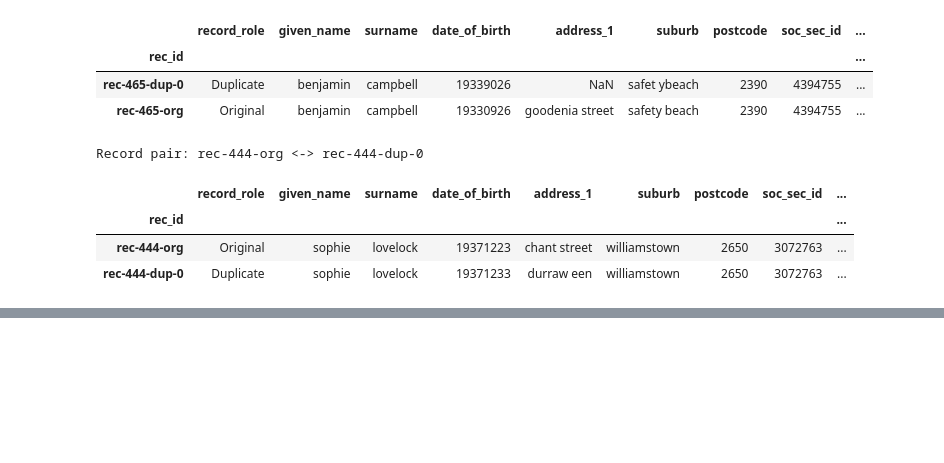
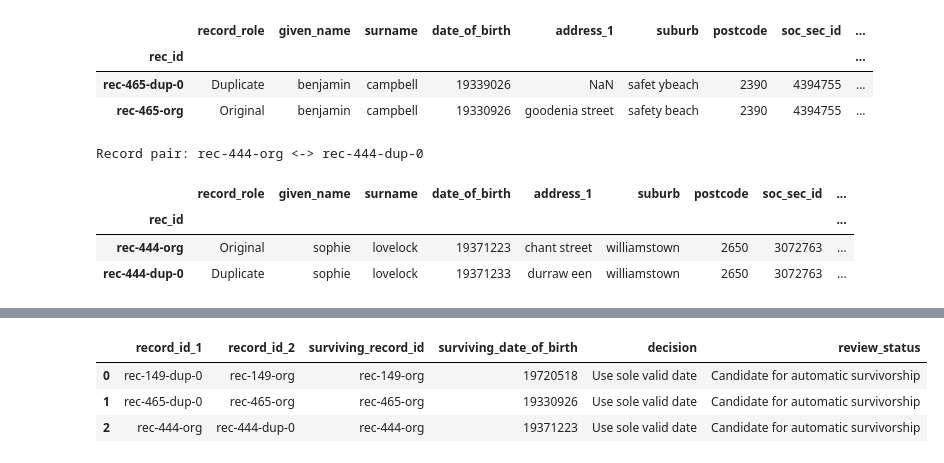
Before and after one commit to WaleBalogunK/Repository-name-entity-resolution-golden-record-lab, a Jupyter notebook: notebooks/01_data_acquisition_and_initial_audit.ipynb, the cells around one changed output, grey strips where cells are left out. Saved outputs shown, nothing was run; the diff lists cells and outputs as text; code cells hidden in the pictures; blank space fills up the shorter version.

```diff
--- a/notebooks/01_data_acquisition_and_initial_audit.ipynb
+++ b/notebooks/01_data_acquisition_and_initial_audit.ipynb
@@ -935,0 +950,53 @@ Record pair: rec-444-org <-> rec-444-dup-0
+# %%
+date_survivorship_review = []
+
+for record_id_1, record_id_2 in invalid_date_match_pairs:
+    pair = febrl_records.loc[
+        [record_id_1, record_id_2],
+        [
+            "given_name",
+            "surname",
+            "date_of_birth",
+            "postcode",
+            "soc_sec_id"
+        ]
+    ].copy()
+
+    pair["parsed_date"] = pd.to_datetime(
+        pair["date_of_birth"],
+        format="%Y%m%d",
+        errors="coerce"
+    )
+
+    valid_date_records = pair[pair["parsed_date"].notna()]
+
+    if len(valid_date_records) == 1:
+        surviving_record_id = valid_date_records.index[0]
+        surviving_date = valid_date_records.iloc[0]["date_of_birth"]
+        decision = "Use sole valid date"
+        review_status = "Candidate for automatic survivorship"
+    else:
+        surviving_record_id = None
+        surviving_date = None
+        decision = "No automatic decision"
+        review_status = "Manual steward review required"
+
+    date_survivorship_review.append({
+        "record_id_1": record_id_1,
+        "record_id_2": record_id_2,
+        "surviving_record_id": surviving_record_id,
+        "surviving_date_of_birth": surviving_date,
+        "decision": decision,
+        "review_status": review_status
+    })
+
+date_survivorship_review = pd.DataFrame(
+    date_survivorship_review
+)
+
+date_survivorship_review
+# %% [output]
+|  | record_id_1 | record_id_2 | surviving_record_id | surviving_date_of_birth | decision | review_status |
+| 0 | rec-149-dup-0 | rec-149-org | rec-149-org | 19720518 | Use sole valid date | Candidate for automatic survivorship |
+| 1 | rec-465-dup-0 | rec-465-org | rec-465-org | 19330926 | Use sole valid date | Candidate for automatic survivorship |
+| 2 | rec-444-org | rec-444-dup-0 | rec-444-org | 19371223 | Use sole valid date | Candidate for automatic survivorship |
```
Also changed, not shown: parts of 4 cells of this notebook.
